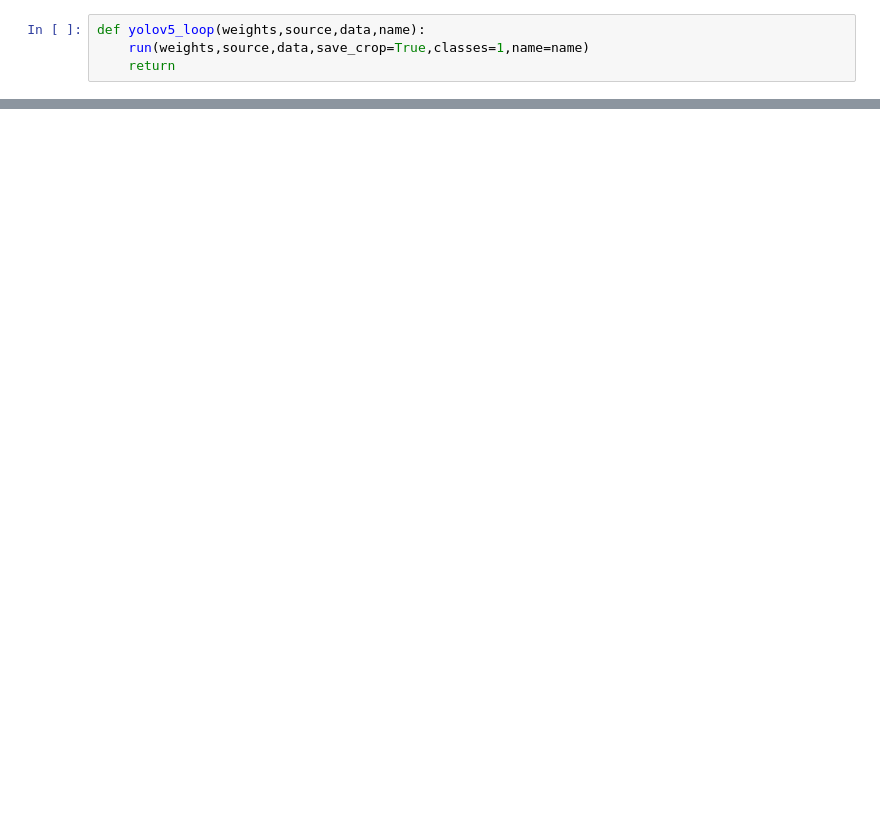
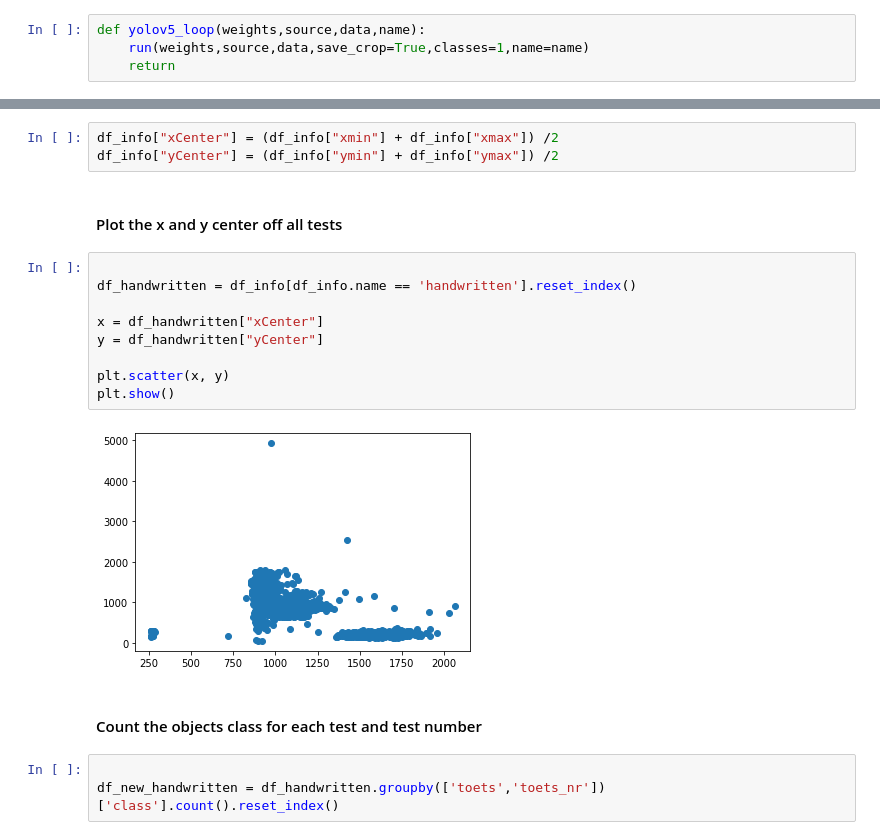
Before and after one commit to ADS-thesis-CITO/CITO-thesis, a Jupyter notebook: Classification Aico/preprocessing/yolov5/yolov5.ipynb, the cells around one changed output, grey strips where cells are left out. Saved outputs shown, nothing was run; the diff lists cells and outputs as text; blank space fills up the shorter version.

```diff
--- a/Classification Aico/preprocessing/yolov5/yolov5.ipynb
+++ b/Classification Aico/preprocessing/yolov5/yolov5.ipynb
@@ -299,0 +153,21 @@ print(classification_report(y_pred,y_true))
+# %%
+df_info["xCenter"] = (df_info["xmin"] + df_info["xmax"]) /2
+df_info["yCenter"] = (df_info["ymin"] + df_info["ymax"]) /2
+# %% [markdown]
+#### Plot the x and y center off all tests
+# %%
+
+df_handwritten = df_info[df_info.name == 'handwritten'].reset_index()
+
+x = df_handwritten["xCenter"]
+y = df_handwritten["yCenter"]
+
+plt.scatter(x, y)
+plt.show()
+# %% [output]
+[figure, added]
+# %% [markdown]
+#### Count the objects class for each test and test number
+# %%
+
+df_new_handwritten = df_handwritten.groupby(['toets','toets_nr'])['class'].count().reset_index()
```
Also changed, not shown: parts of 48 cells of this notebook.
